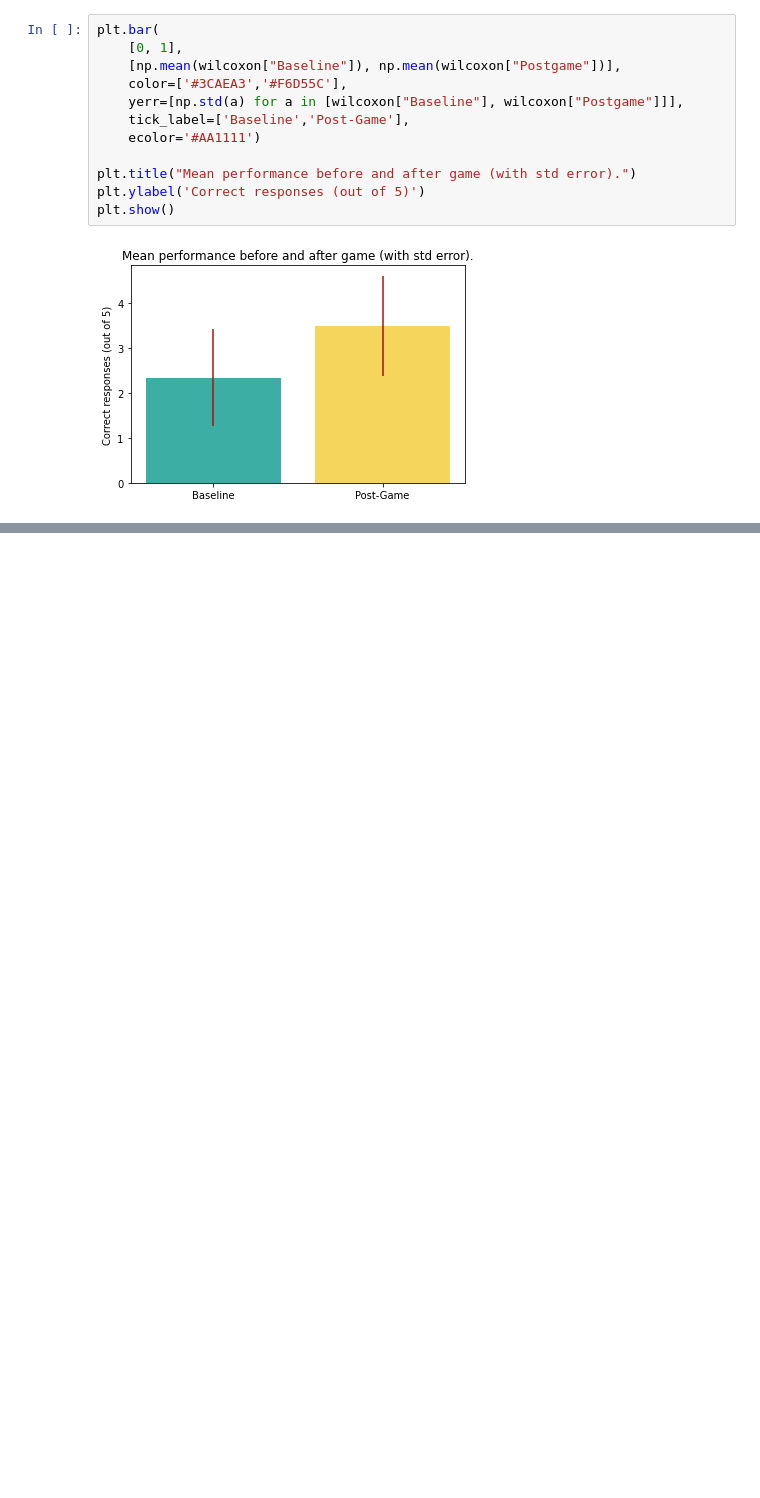
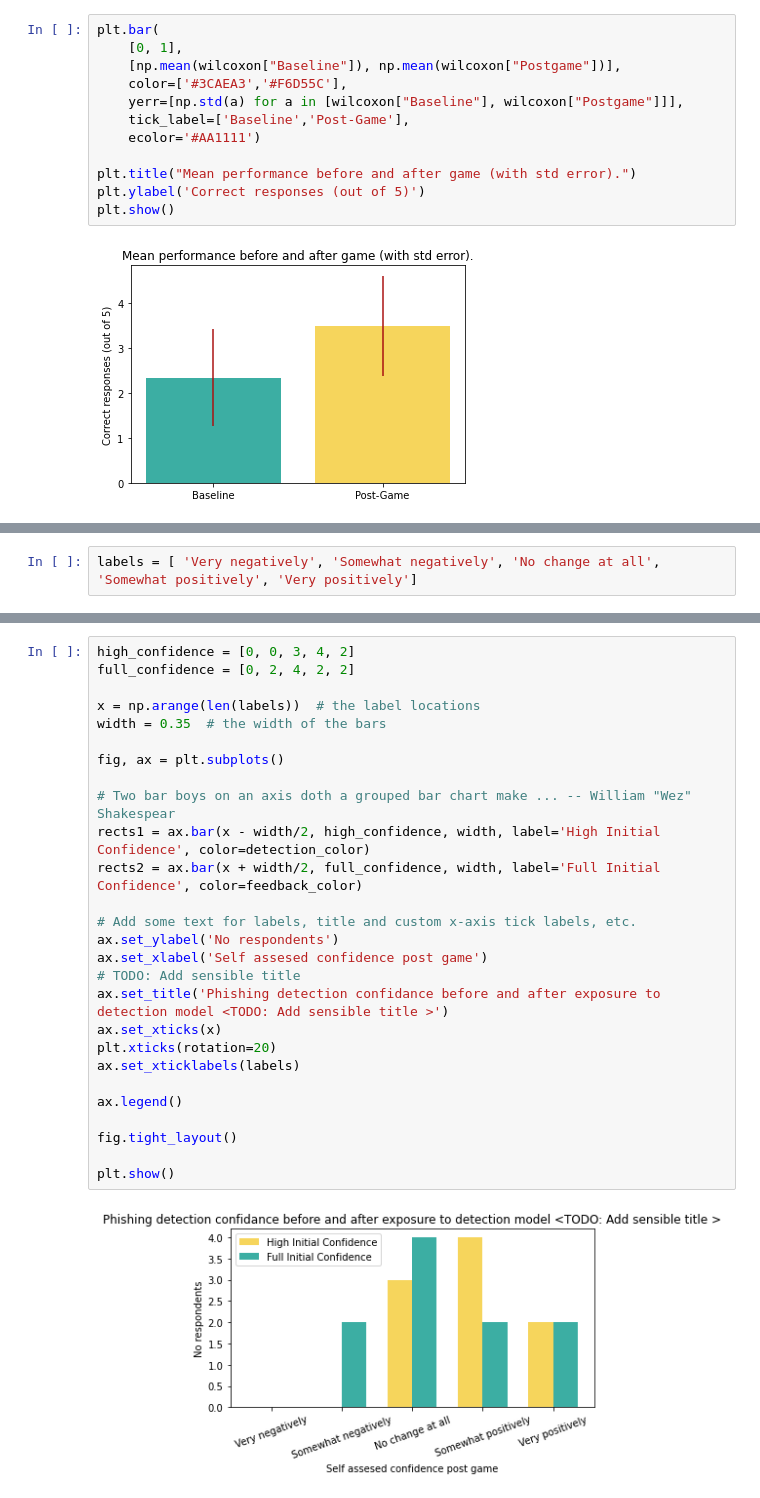
Before and after one commit to HeathArhturLouis/TopSecret, a Jupyter notebook: new_stats.ipynb, the cells around one changed output, grey strips where cells are left out. Drawn from its saved outputs; the diff is of its cells as text; blank space fills up the shorter version.

```diff
--- a/new_stats.ipynb
+++ b/new_stats.ipynb
@@ -186,0 +265,2 @@ plt.show()
+# %%
+labels = [ 'Very negatively', 'Somewhat negatively', 'No change at all', 'Somewhat positively', 'Very positively']
@@ -186,0 +281,29 @@ plt.show()
+# %%
+high_confidence = [0, 0, 3, 4, 2]
+full_confidence = [0, 2, 4, 2, 2]
+
+x = np.arange(len(labels))  # the label locations
+width = 0.35  # the width of the bars
+
+fig, ax = plt.subplots()
+
+# Two bar boys on an axis doth a grouped bar chart make ... -- William "Wez" Shakespear
+rects1 = ax.bar(x - width/2, high_confidence, width, label='High Initial Confidence', color=detection_color)
+rects2 = ax.bar(x + width/2, full_confidence, width, label='Full Initial Confidence', color=feedback_color)
+
+# Add some text for labels, title and custom x-axis tick labels, etc.
+ax.set_ylabel('No respondents')
+ax.set_xlabel('Self assesed confidence post game')
+# TODO: Add sensible title
+ax.set_title('Phishing detection confidance before and after exposure to detection model <TODO: Add sensible title >')
+ax.set_xticks(x)
+plt.xticks(rotation=20)
+ax.set_xticklabels(labels)
+
+ax.legend()
+
+fig.tight_layout()
+
+plt.show()
+# %% [output]
+[figure, added]
```
Also changed, not shown: parts of 32 cells of this notebook.
